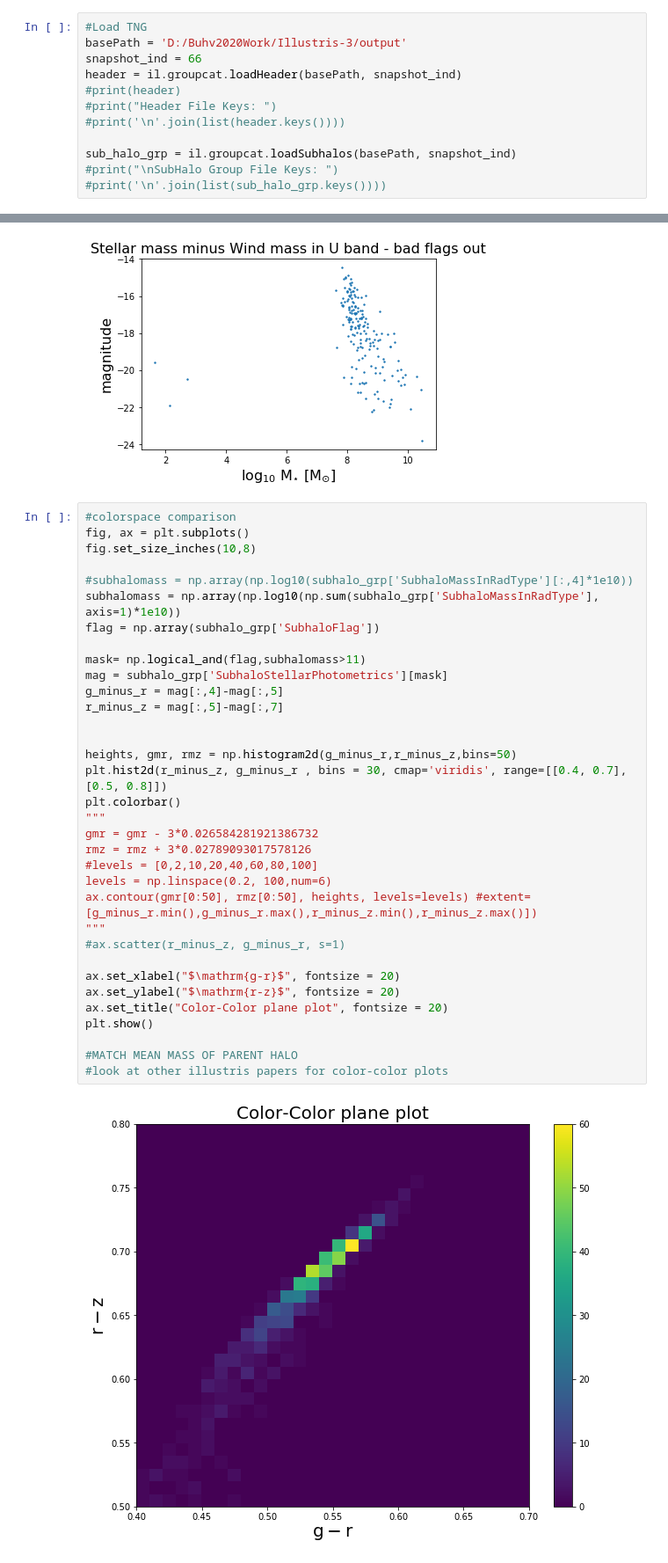
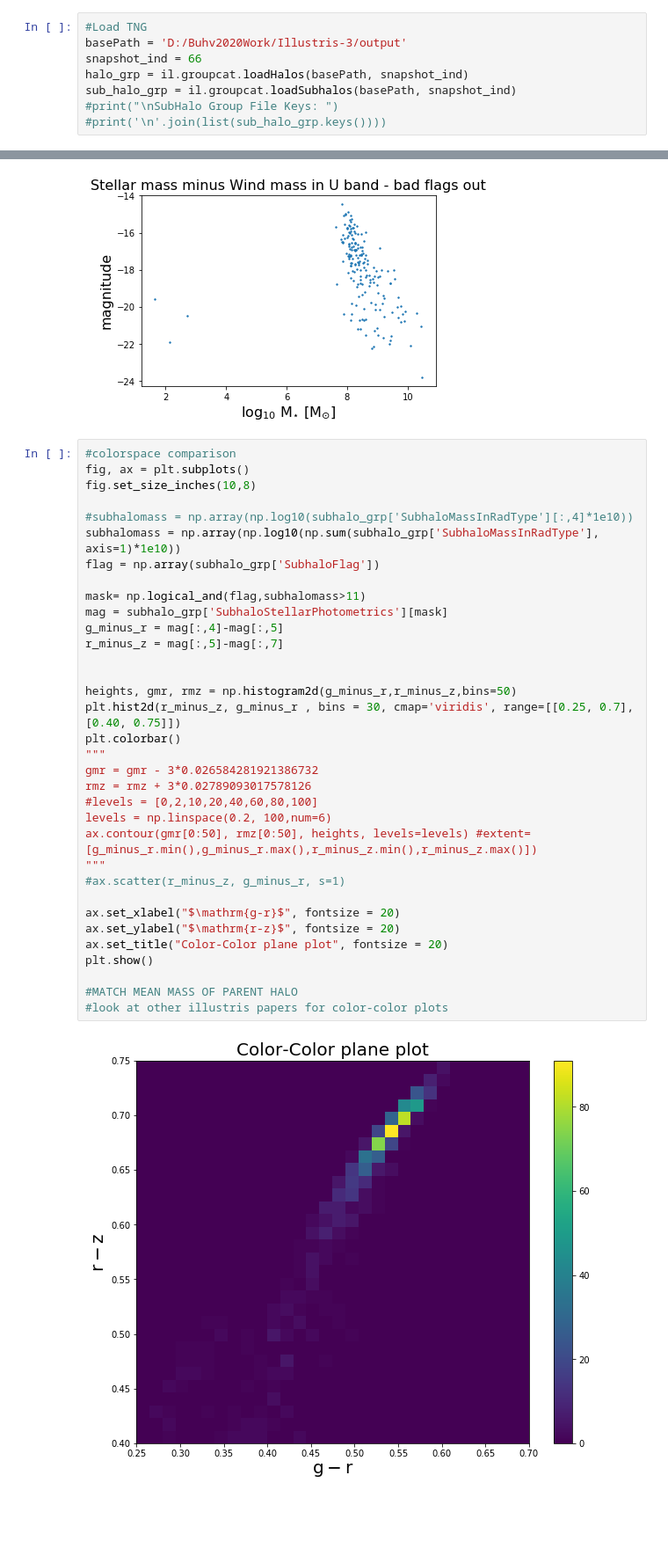
Before and after one commit to hereami321/IllustrisGalaxyAnalysis, a Jupyter notebook: tng_galaxy_notebook.ipynb, the cells around one changed output, grey strips where cells are left out. Shown: that part at 88% size. Cells and saved outputs as stored; diff of their text form; blank space fills up the shorter version.

Commit message:
new file:   Color Plots IllustrisTNG.ipynb 	modified:   Test_Running_Illustris.ipynb 	modified:   tng_galaxy_notebook.ipynb

```diff
--- a/tng_galaxy_notebook.ipynb
+++ b/tng_galaxy_notebook.ipynb
@@ -8,11 +8,7 @@ import scipy
 #Load TNG
 basePath = 'D:/Buhv2020Work/Illustris-3/output'
 snapshot_ind = 66
-header = il.groupcat.loadHeader(basePath, snapshot_ind)
-#print(header)
-#print("Header File Keys: ")
-#print('\n'.join(list(header.keys())))
-
+halo_grp = il.groupcat.loadHalos(basePath, snapshot_ind)
 sub_halo_grp = il.groupcat.loadSubhalos(basePath, snapshot_ind)
 #print("\nSubHalo Group File Keys: ")
 #print('\n'.join(list(sub_halo_grp.keys())))
@@ -109,32 +110,32 @@ fig.set_size_inches(10,8)
 
 #subhalomass = np.array(np.log10(subhalo_grp['SubhaloMassInRadType'][:,4]*1e10))
 subhalomass = np.array(np.log10(np.sum(subhalo_grp['SubhaloMassInRadType'], axis=1)*1e10))
 flag = np.array(subhalo_grp['SubhaloFlag'])
 
 mask= np.logical_and(flag,subhalomass>11)
 mag = subhalo_grp['SubhaloStellarPhotometrics'][mask]
 g_minus_r = mag[:,4]-mag[:,5]
 r_minus_z = mag[:,5]-mag[:,7]
 
 
 heights, gmr, rmz = np.histogram2d(g_minus_r,r_minus_z,bins=50)
-plt.hist2d(r_minus_z, g_minus_r , bins = 30, cmap='viridis', range=[[0.4, 0.7], [0.5, 0.8]])
+plt.hist2d(r_minus_z, g_minus_r , bins = 30, cmap='viridis', range=[[0.25, 0.7], [0.40, 0.75]])
 plt.colorbar()
 """
 gmr = gmr - 3*0.026584281921386732
 rmz = rmz + 3*0.02789093017578126
 #levels = [0,2,10,20,40,60,80,100]
 levels = np.linspace(0.2, 100,num=6)
 ax.contour(gmr[0:50], rmz[0:50], heights, levels=levels) #extent=[g_minus_r.min(),g_minus_r.max(),r_minus_z.min(),r_minus_z.max()])
 """
 #ax.scatter(r_minus_z, g_minus_r, s=1)
 
 ax.set_xlabel("$\mathrm{g-r}$", fontsize = 20)
 ax.set_ylabel("$\mathrm{r-z}$", fontsize = 20)
 ax.set_title("Color-Color plane plot", fontsize = 20)
 plt.show()
 
 #MATCH MEAN MASS OF PARENT HALO
 #look at other illustris papers for color-color plots
 # %% [output]
-[figure, old version]
+[figure, new version]
```
Also changed, not shown: parts of 9 cells of this notebook, 1 other file.
